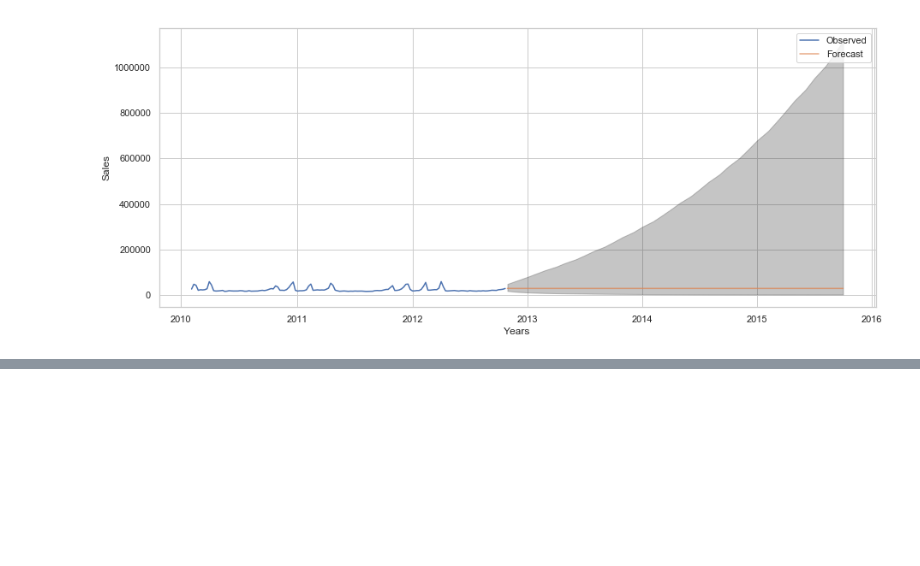
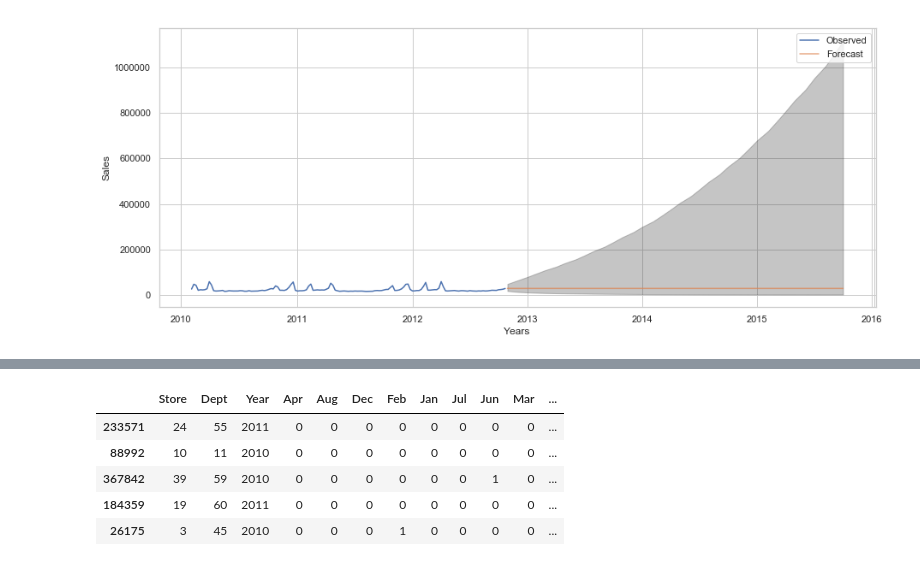
Before and after one commit to mohan-aditya05/walmart_sales_forecasting, a Jupyter notebook: Walmart Sales Forecast.ipynb, the cells around one changed output, grey strips where cells are left out. Drawn from its saved outputs; the diff is of its cells as text; code cells hidden in the pictures; blank space fills up the shorter version.

```diff
--- a/Walmart Sales Forecast.ipynb
+++ b/Walmart Sales Forecast.ipynb
@@ -365,0 +361,8 @@ plt.show()
+# %%
+copy_data.drop(columns={'Date'},axis=1,inplace=True)
+# %%
+copy_data=copy_data.join(pd.get_dummies(copy_data['Month']))
+copy_data.drop(columns={'Month'},axis=1,inplace=True)
+# %%
+copy_data=copy_data.join(pd.get_dummies(copy_data['IsHoliday']))
+copy_data.drop(columns={'IsHoliday'},axis=1,inplace=True)
@@ -365,0 +405,9 @@ plt.show()
+# %%
+X_test.head()
+# %% [output]
+|  | Store | Dept | Year | Apr | Aug | Dec | Feb | Jan | Jul | Jun | Mar | ... |
+| 233571 | 24 | 55 | 2011 | 0 | 0 | 0 | 0 | 0 | 0 | 0 | 0 | ... |
+| 88992 | 10 | 11 | 2010 | 0 | 0 | 0 | 0 | 0 | 0 | 0 | 0 | ... |
+| 367842 | 39 | 59 | 2010 | 0 | 0 | 0 | 0 | 0 | 0 | 1 | 0 | ... |
+| 184359 | 19 | 60 | 2011 | 0 | 0 | 0 | 0 | 0 | 0 | 0 | 0 | ... |
+| 26175 | 3 | 45 | 2010 | 0 | 0 | 0 | 1 | 0 | 0 | 0 | 0 | ... |
```
Also changed, not shown: parts of 25 cells of this notebook.
